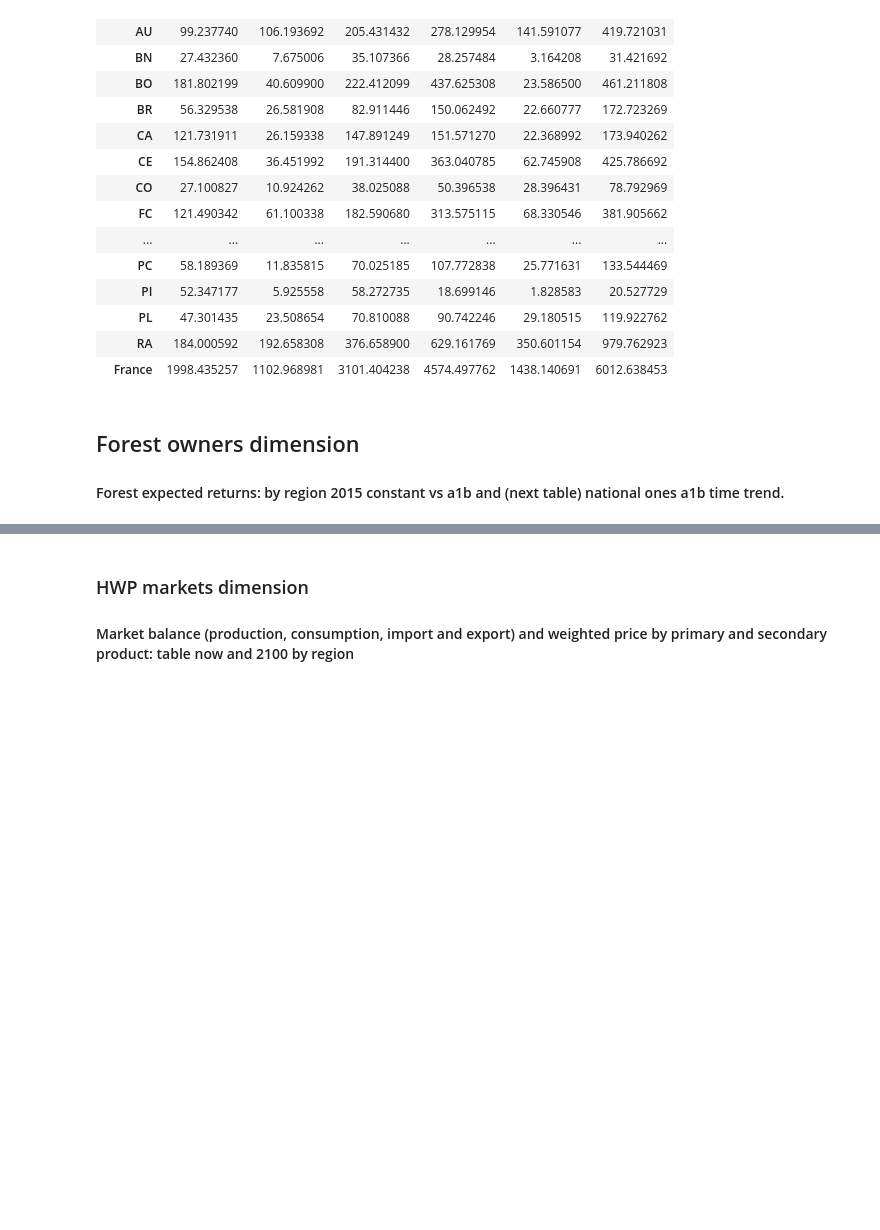
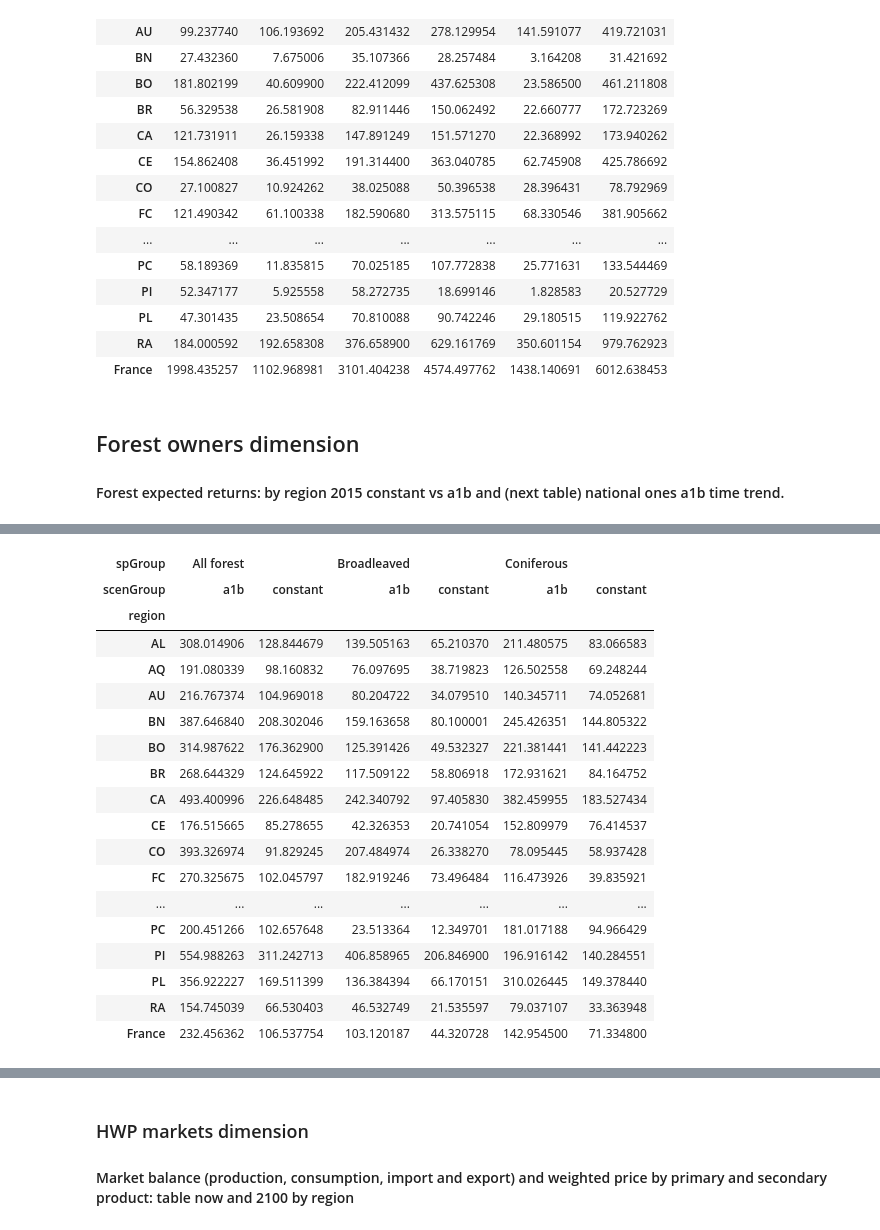
Before and after one commit to LEFNancy/ffsm_pp, a Jupyter notebook: 00_private/2015_oracle/data/output/parser_oracle.ipynb, the cells around one changed output, grey strips where cells are left out. Saved outputs shown, nothing was run; the diff lists cells and outputs as text; code cells hidden in the pictures; blank space fills up the shorter version.

```diff
--- a/00_private/2015_oracle/data/output/parser_oracle.ipynb
+++ b/00_private/2015_oracle/data/output/parser_oracle.ipynb
@@ -54,6 +54,7 @@ sigma_map = {'hardWRoundW': 1.2, 'softWRoundW': 0.9, 'pulpWFuelW': 0.9, 'fuelW':
 
 fgroup_map = {'broadL_highF': 'Broadleaved','broadL_mixedF': 'Broadleaved','broadL_copp': 'Broadleaved',
              'con_highF': 'Coniferous', np.nan: 'All forest'}
+fgroup_map2 = {'con': 'Coniferous', 'broadL': 'Broadleaved'}
 
 gamma = 0.5
 trs   = 0.5
@@ -99,7 +99,9 @@ carbonDataReg = carbonDataReg.drop(['country'],axis=1) # we don't want this colu
 # %%
 forestDataReg['spGroup'] = forestDataReg['forType']
 forestDataReg.replace({'spGroup': fgroup_map}, inplace=True) # doesn't work on index, only on a column
+forestDataReg.replace({'region': regions_map_id_to_short}, inplace=True)
+productDataReg.replace({'region': regions_map_id_to_short}, inplace=True)
+productDataReg.replace({'freeDim': regions_map_id_to_short}, inplace=True)
+carbonDataReg.replace({'region': regions_map_id_to_short}, inplace=True)
 
-#forestDataReg.replace({'region': regions_map}, inplace=True)
-#productDataReg.replace({'region': regions_map}, inplace=True)
 productDataReg['prodLev'] = np.where(productDataReg['prod'].isin(['hardWRoundW', 'softWRoundW', 'pulpWFuelW','ashRoundW']), 'priProd', 'secProd')
@@ -560,0 +411,52 @@ All Forest  & 36.08 & 30.83 & 30.06 & 30.61 & 31.75 \\
+# %%
+# expReturns constant vs a1b by region, ftGroup
+wantedScenarios= scenarios_a1b.copy()
+wantedScenarios.append('constant')
+
+
+fArea_sum = forestDataReg[
+         (forestDataReg['parName'] == 'forArea')
+      &  (forestDataReg['scen'].isin(wantedScenarios) )
+      &  (forestDataReg['year'] == 2015)
+      ].copy()
+fArea_sum['scenGroup'] = np.where(fArea_sum['scen']=='constant', 'constant', 'a1b')
+fArea_sum = fArea_sum.drop(['freeDim','year','scen'], axis=1)
+
+
+fArea_sum = fArea_sum.groupby(['region','spGroup','forType','parName','scenGroup']).agg(np.mean) # average by a1b scenarios
+fArea_sum = fArea_sum.reset_index()
+fArea_sum = fArea_sum.groupby(['region','spGroup','parName','scenGroup']).agg(np.sum) # sum by ft to ftgroup
+fArea_sum = fArea_sum.unstack(['scenGroup','region','parName'])
+fArea_sum.loc['All forest'] = fArea_sum.sum()
+fArea_sum = fArea_sum.stack(['scenGroup','region','parName'])
+fArea_sum = fArea_sum.reset_index()
+
+expReturns = forestDataReg[
+     (forestDataReg['parName'] == 'sumExpReturns')
+  &  (forestDataReg['scen'].isin(wantedScenarios) )
+  &  (forestDataReg['year'] == 2015)
+  &  (forestDataReg['spGroup'].isin(['broadL','con','All forest']))
+    ].copy()
+expReturns['scenGroup'] = np.where(expReturns['scen']=='constant', 'constant', 'a1b')
+expReturns = expReturns.drop(['scen','forType','freeDim','year'],axis=1) # we don't want these columns never
+expReturns = expReturns.groupby(['spGroup','scenGroup','region','parName',]).agg(np.mean) # average by a1b scenarios
+expReturns = expReturns.reset_index()
+expReturns.replace({'spGroup': fgroup_map2}, inplace=True)
+expReturns = expReturns.append(fArea_sum )
+expReturns = expReturns.pivot_table(index='region',
+                 columns=['spGroup','scenGroup','parName'],
+                 values='value')
+expReturns.loc['France'] = expReturns.sum()
+expReturns = expReturns.stack('scenGroup')
+# All spGroups sumExpectedReturns have been computed using total forest area, not own forest area
+expReturns[('All forest','expReturns')] = expReturns[('All forest','sumExpReturns')]/expReturns[('All forest','forArea')]
+expReturns[('Broadleaved','expReturns')] = expReturns[('Broadleaved','sumExpReturns')]/expReturns[('All forest','forArea')]
+expReturns[('Coniferous','expReturns')] = expReturns[('Coniferous','sumExpReturns')]/expReturns[('All forest','forArea')]
+expReturns = expReturns.stack('spGroup')
+expReturns.drop(['forArea','sumExpReturns'],axis=1, inplace=True)
+expReturns = expReturns.unstack('spGroup')
+expReturns = expReturns.unstack('scenGroup')
+expReturns.columns = expReturns.columns.droplevel()
+print (expReturns.to_latex(formatters=[form_f2, form_f2, form_f2, form_f2, form_f2, form_f2]))
+expReturns
+# %% [output]
@@ -560,0 +480,19 @@ All Forest  & 36.08 & 30.83 & 30.06 & 30.61 & 31.75 \\
+| spGroup | All forest |  | Broadleaved |  | Coniferous |  |
+| scenGroup | a1b | constant | a1b | constant | a1b | constant |
+| region |  |  |  |  |  |  |
+| AL | 308.014906 | 128.844679 | 139.505163 | 65.210370 | 211.480575 | 83.066583 |
+| AQ | 191.080339 | 98.160832 | 76.097695 | 38.719823 | 126.502558 | 69.248244 |
+| AU | 216.767374 | 104.969018 | 80.204722 | 34.079510 | 140.345711 | 74.052681 |
+| BN | 387.646840 | 208.302046 | 159.163658 | 80.100001 | 245.426351 | 144.805322 |
+| BO | 314.987622 | 176.362900 | 125.391426 | 49.532327 | 221.381441 | 141.442223 |
+| BR | 268.644329 | 124.645922 | 117.509122 | 58.806918 | 172.931621 | 84.164752 |
+| CA | 493.400996 | 226.648485 | 242.340792 | 97.405830 | 382.459955 | 183.527434 |
+| CE | 176.515665 | 85.278655 | 42.326353 | 20.741054 | 152.809979 | 76.414537 |
+| CO | 393.326974 | 91.829245 | 207.484974 | 26.338270 | 78.095445 | 58.937428 |
+| FC | 270.325675 | 102.045797 | 182.919246 | 73.496484 | 116.473926 | 39.835921 |
+| ... | ... | ... | ... | ... | ... | ... |
+| PC | 200.451266 | 102.657648 | 23.513364 | 12.349701 | 181.017188 | 94.966429 |
+| PI | 554.988263 | 311.242713 | 406.858965 | 206.846900 | 196.916142 | 140.284551 |
+| PL | 356.922227 | 169.511399 | 136.384394 | 66.170151 | 310.026445 | 149.378440 |
+| RA | 154.745039 | 66.530403 | 46.532749 | 21.535597 | 79.037107 | 33.363948 |
+| France | 232.456362 | 106.537754 | 103.120187 | 44.320728 | 142.954500 | 71.334800 |
```
Also changed, not shown: parts of 22 cells of this notebook, 13 other files.
